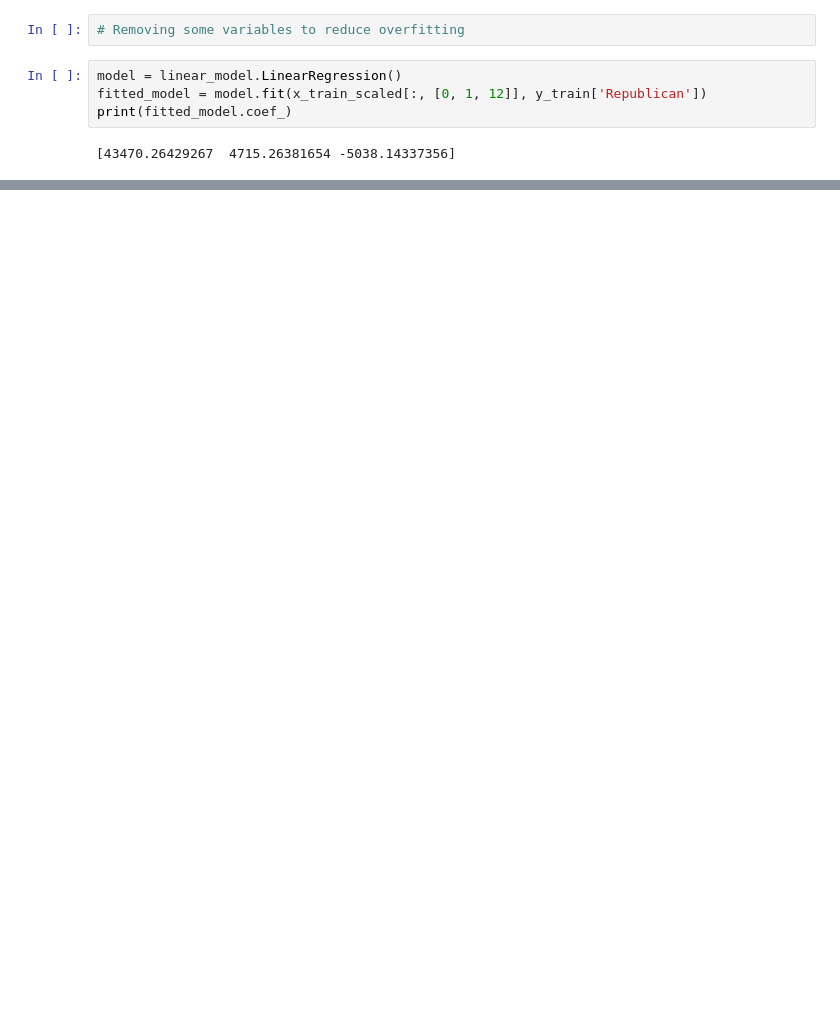
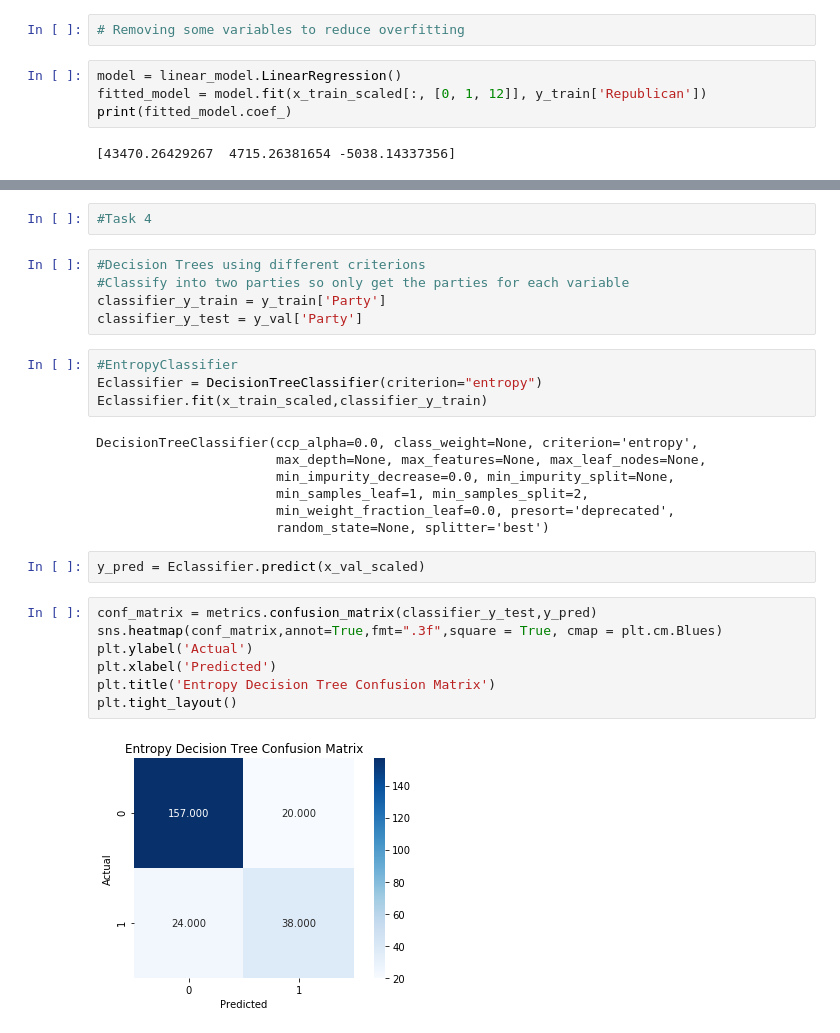
Before and after one commit to furqaanali/Election-Demographics-Modeling, a Jupyter notebook: project_02.ipynb, the cells around one changed output, grey strips where cells are left out. Saved outputs shown, nothing was run; the diff lists cells and outputs as text; blank space fills up the shorter version.

Commit message:
Add files via upload
task 4 and 6

```diff
--- a/project_02.ipynb
+++ b/project_02.ipynb
@@ -224,0 +232,29 @@ print(R_squared)
+# %%
+#Task 4
+# %%
+#Decision Trees using different criterions
+#Classify into two parties so only get the parties for each variable
+classifier_y_train = y_train['Party']
+classifier_y_test = y_val['Party']
+# %%
+#EntropyClassifier
+Eclassifier = DecisionTreeClassifier(criterion="entropy")
+Eclassifier.fit(x_train_scaled,classifier_y_train)
+# %% [output]
+DecisionTreeClassifier(ccp_alpha=0.0, class_weight=None, criterion='entropy',
+                       max_depth=None, max_features=None, max_leaf_nodes=None,
+                       min_impurity_decrease=0.0, min_impurity_split=None,
+                       min_samples_leaf=1, min_samples_split=2,
+                       min_weight_fraction_leaf=0.0, presort='deprecated',
+                       random_state=None, splitter='best')
+# %%
+y_pred = Eclassifier.predict(x_val_scaled)
+# %%
+conf_matrix = metrics.confusion_matrix(classifier_y_test,y_pred)
+sns.heatmap(conf_matrix,annot=True,fmt=".3f",square = True, cmap = plt.cm.Blues)
+plt.ylabel('Actual')
+plt.xlabel('Predicted')
+plt.title('Entropy Decision Tree Confusion Matrix')
+plt.tight_layout()
+# %% [output]
+[figure, added]
```
Also changed, not shown: parts of 34 cells of this notebook.
